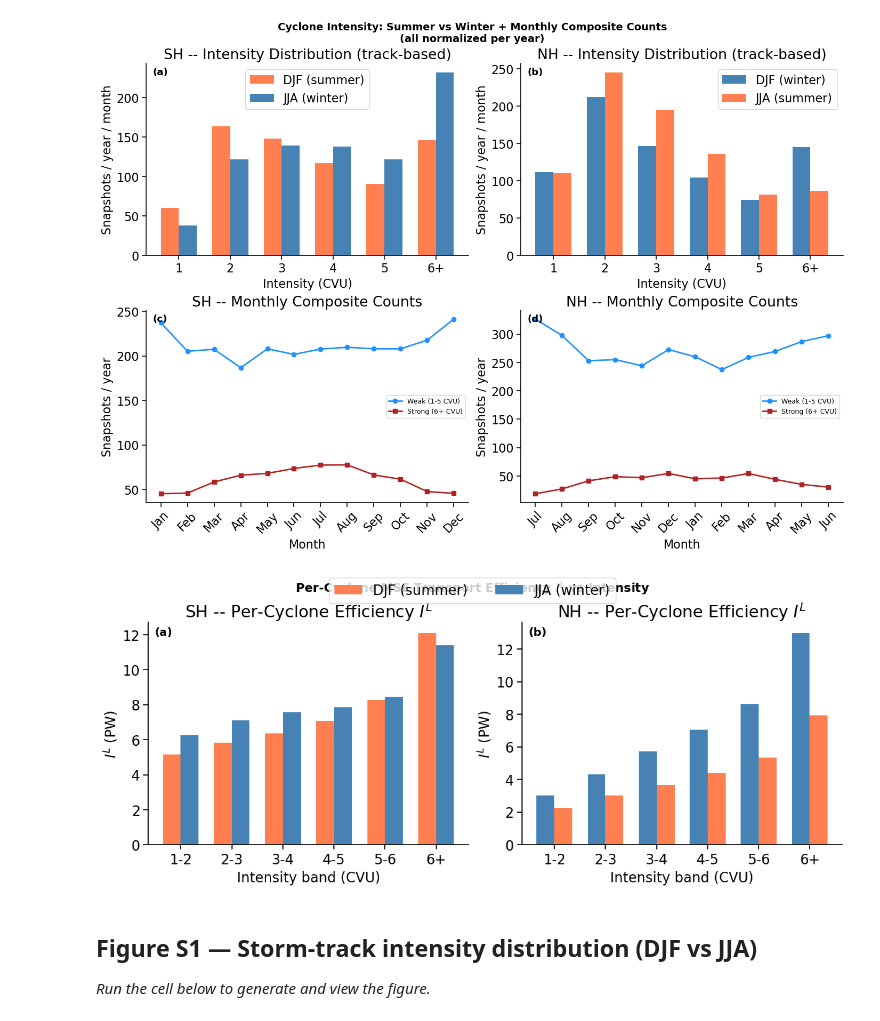
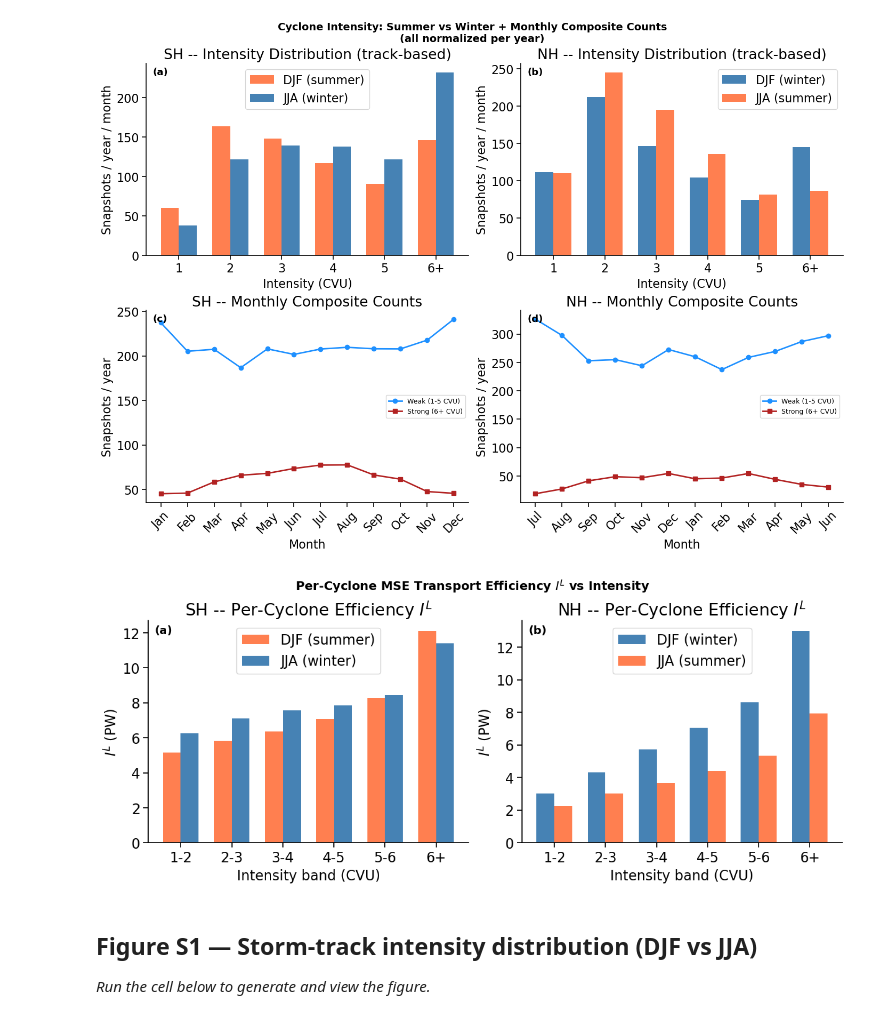
Before and after one commit to gmsarro/mse_cyclone-energetics, a Jupyter notebook: notebooks/final_figures.ipynb, the cells around one changed output. Drawn from its saved outputs; the diff is of its cells as text; code cells hidden in the pictures.

Commit message:
mse_flux figure: legend in upper center of each subplot (revert single fig.legend above title)

```diff
--- a/notebooks/final_figures.ipynb
+++ b/notebooks/final_figures.ipynb
@@ -1778,6 +1778,7 @@ axes[0].set_ylabel(r'$I^L$ (PW)')
 axes[0].set_xticks(x)
 axes[0].set_xticklabels(band_labels)
 axes[0].axhline(0, color='k', lw=0.8)
+axes[0].legend(loc='upper center', frameon=True)
 
 # NH: DJF = winter, JJA = summer. Poleward in NH is positive.
 axes[1].bar(x - width / 2, IL_nh_djf, width, label='DJF (winter)', color='steelblue')
@@ -1787,37 +1788,35 @@ axes[1].set_xlabel('Intensity band (CVU)')
 axes[1].set_ylabel(r'$I^L$ (PW)')
 axes[1].set_xticks(x)
 axes[1].set_xticklabels(band_labels)
 axes[1].axhline(0, color='k', lw=0.8)
-
-handles, labels = axes[0].get_legend_handles_labels()
-fig.legend(handles, labels, loc='upper center', bbox_to_anchor=(0.5, 1.02), ncol=2, frameon=True)
+axes[1].legend(loc='upper center', frameon=True)
 
 for i, ax in enumerate(axes):
     ax.text(0.02, 0.98, f'({string.ascii_lowercase[i]})', transform=ax.transAxes,
             fontsize=13, fontweight='bold', va='top', ha='left')
 
 fig.suptitle(
     r'Per-Cyclone MSE Transport Efficiency $I^L$ vs Intensity',
     fontsize=14, fontweight='bold',
 )
 fig.savefig(
     os.path.join(OUT_DIR, 'mse_flux_vs_intensity.pdf'),
     bbox_inches='tight',
 )
 fig.savefig(
     os.path.join(OUT_DIR, 'mse_flux_vs_intensity.png'),
     dpi=300, facecolor='white', bbox_inches='tight',
 )
 plt.show()
 
 if VERBOSE:
     print("Per-area I^L values (poleward-positive, differential bands, monthly area):")
     print(f"{'Band':>6} {'SH DJF(sum)':>12} {'SH JJA(win)':>12} {'NH DJF(win)':>12} {'NH JJA(sum)':>12}")
     for b in range(6):
         print(f"{band_labels[b]:>6s} {-IL_sh_djf[b]:12.2f} {-IL_sh_jja[b]:12.2f} "
           f"{IL_nh_djf[b]:12.2f} {IL_nh_jja[b]:12.2f}")
 # %% [output]
-[figure, old version]
+[figure, new version]
 # %% [markdown]
 ## Figure S1 — Storm-track intensity distribution (DJF vs JJA)
 
```
